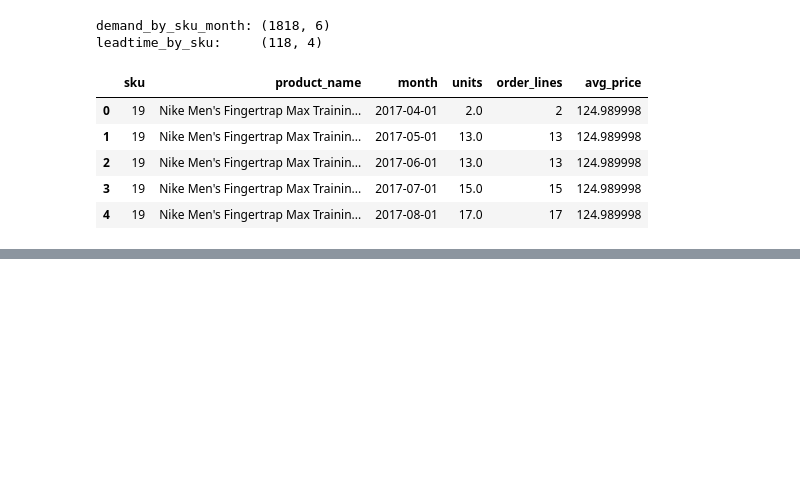
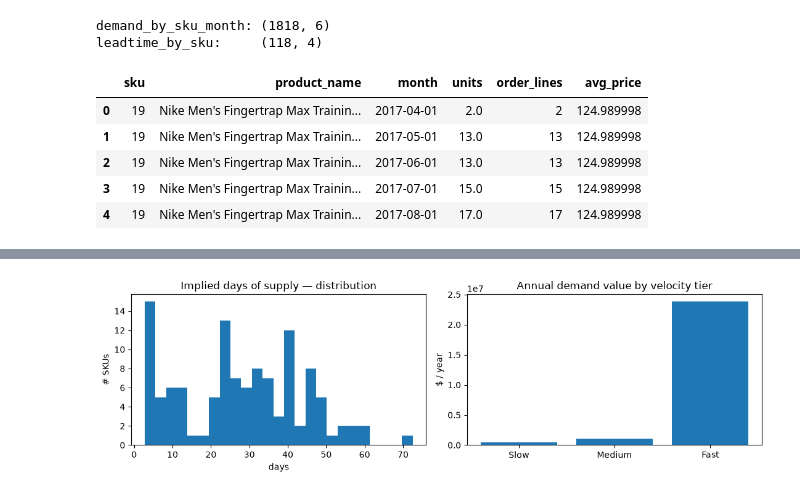
Before and after one commit to GireesheePendela/dataco-inventory-analysis, a Jupyter notebook: notebooks/analysis.ipynb, the cells around one changed output, grey strips where cells are left out. Cells and saved outputs as stored; diff of their text form; code cells hidden in the pictures; blank space fills up the shorter version.

Commit message:
Add turnover and velocity-tier analysis to the notebook

```diff
--- a/notebooks/analysis.ipynb
+++ b/notebooks/analysis.ipynb
@@ -300,0 +316,13 @@ Week 1 deliverable: `outputs/sku_demand_profile.csv`.
+# %%
+import sys
+sys.path.insert(0, "..")   # so "src" is importable when running from notebooks/
+
+from src.inventory import annualize_demand, layer1_turnover, S, H_RATE
+
+profile = pd.read_csv("../outputs/sku_demand_profile.csv")
+
+l1 = layer1_turnover(annualize_demand(profile))
+print(f"assumptions in use:  S = ${S:.0f} / order,  H_RATE = {H_RATE:.0%} of price / year")
+l1[["sku", "product_name", "avg_price", "annual_demand",
+    "implied_eoq", "implied_turns", "implied_days_of_supply",
+    "velocity_tier", "slow_mover"]].head()
@@ -300,0 +373,17 @@ Week 1 deliverable: `outputs/sku_demand_profile.csv`.
+# %%
+fig, ax = plt.subplots(1, 2, figsize=(11, 3.4))
+
+ax[0].hist(l1["implied_days_of_supply"], bins=25)
+ax[0].set_title("Implied days of supply — distribution")
+ax[0].set_xlabel("days")
+ax[0].set_ylabel("# SKUs")
+
+order = ["Slow", "Medium", "Fast"]
+ax[1].bar(order, [l1.loc[l1.velocity_tier == t, "annual_demand_value"].sum() for t in order])
+ax[1].set_title("Annual demand value by velocity tier")
+ax[1].set_ylabel("$ / year")
+
+plt.tight_layout()
+plt.show()
+# %% [output]
+[figure, added]
```
Also changed, not shown: parts of 6 cells of this notebook.
